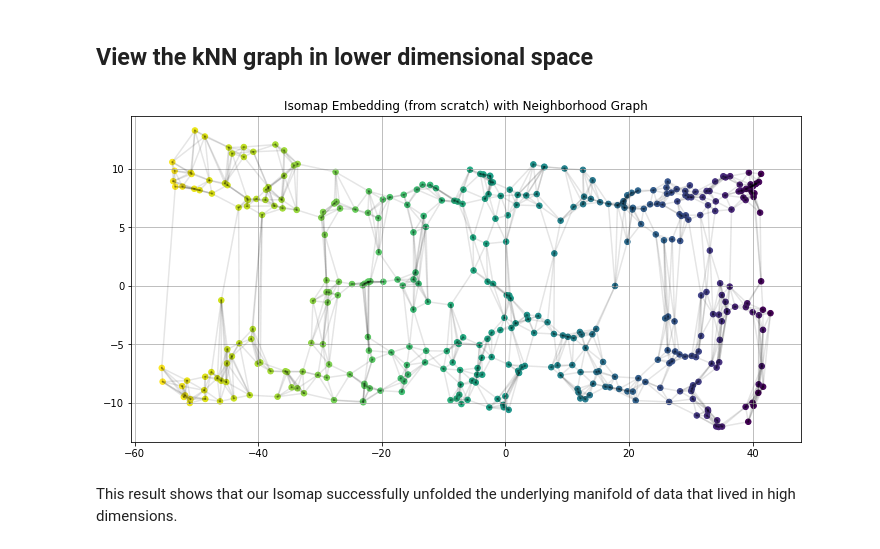
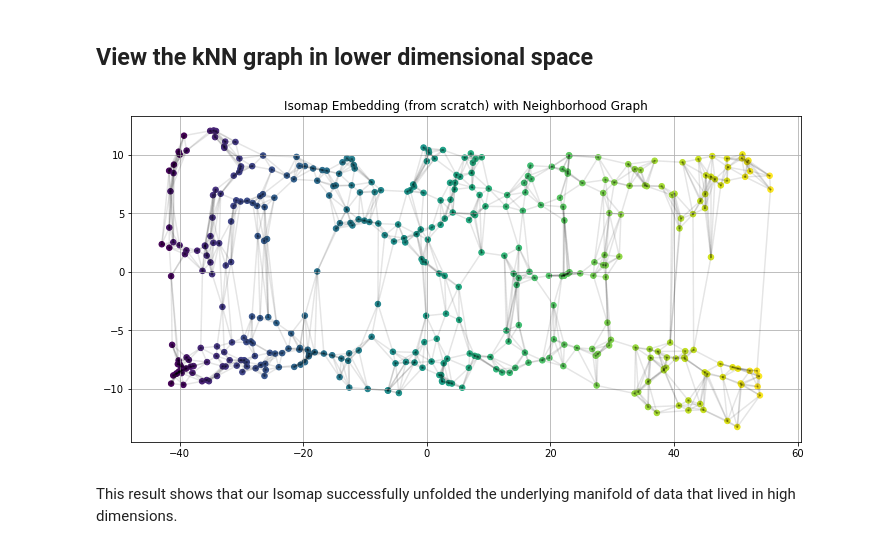
Before and after one commit to kspilario/DS397_comp, a Jupyter notebook: Nearest_Neighbor/isomap_scurve_swissroll.ipynb, the cells around one changed output. Saved outputs shown, nothing was run; the diff lists cells and outputs as text; code cells hidden in the pictures.

```diff
--- a/Nearest_Neighbor/isomap_scurve_swissroll.ipynb
+++ b/Nearest_Neighbor/isomap_scurve_swissroll.ipynb
@@ -110,11 +110,16 @@ class myIsomap:
         # Ensure symmetry by averaging out small errors
         tau = (tau + tau.T)/2
 
-        # Eigenvalue decomposition with sorted eigs ascending (eigh)
-        eigvals, eigvecs = np.linalg.eigh(tau)
+        # Eigenvalue decomposition
+        eigvals, eigvecs = np.linalg.eig(tau)
+
+        # Sort the eigenvalues in descending order
+        idx = np.argsort(-eigvals)
+        eigvals = eigvals[idx]
+        eigvecs = eigvecs[:, idx]
 
         # Compute the embeddings and scores
-        self.embedding = eigvecs[:,-2:] @ np.diag(1/np.sqrt(eigvals[-2:]))
+        self.embedding = eigvecs[:,:2] @ np.diag(1/np.sqrt(eigvals[:2]))
         scores = tau.dot(self.embedding)
         return scores
 # %% [markdown]
@@ -217,19 +222,19 @@ plt.show()
 ## View the kNN graph in lower dimensional space
 # %%
 plt.figure(figsize=(12,6))
-plt.scatter(scores[:,1], scores[:,0], c=col, s=30)
+plt.scatter(scores[:,0], scores[:,1], c=col, s=30)
 plt.title('Isomap Embedding (from scratch) with Neighborhood Graph')
 plt.grid()
 
 for i in range(len(scores)):
     for j in range(len(scores)):
         if iso.kNNG.D[i,j] > 0 and iso.kNNG.D[i,j] < np.Inf:
-            plt.plot(np.array([scores[i,1], scores[j,1]]),
-                     np.array([scores[i,0], scores[j,0]]),
+            plt.plot(np.array([scores[i,0], scores[j,0]]),
+                     np.array([scores[i,1], scores[j,1]]),
                      color='k', alpha=0.05)
 
 plt.show()
 # %% [output]
-[figure, old version]
+[figure, new version]
 # %% [markdown]
 This result shows that our Isomap successfully unfolded the underlying manifold of data that lived in high dimensions.
```
Also changed, not shown: parts of 2 cells of this notebook.
